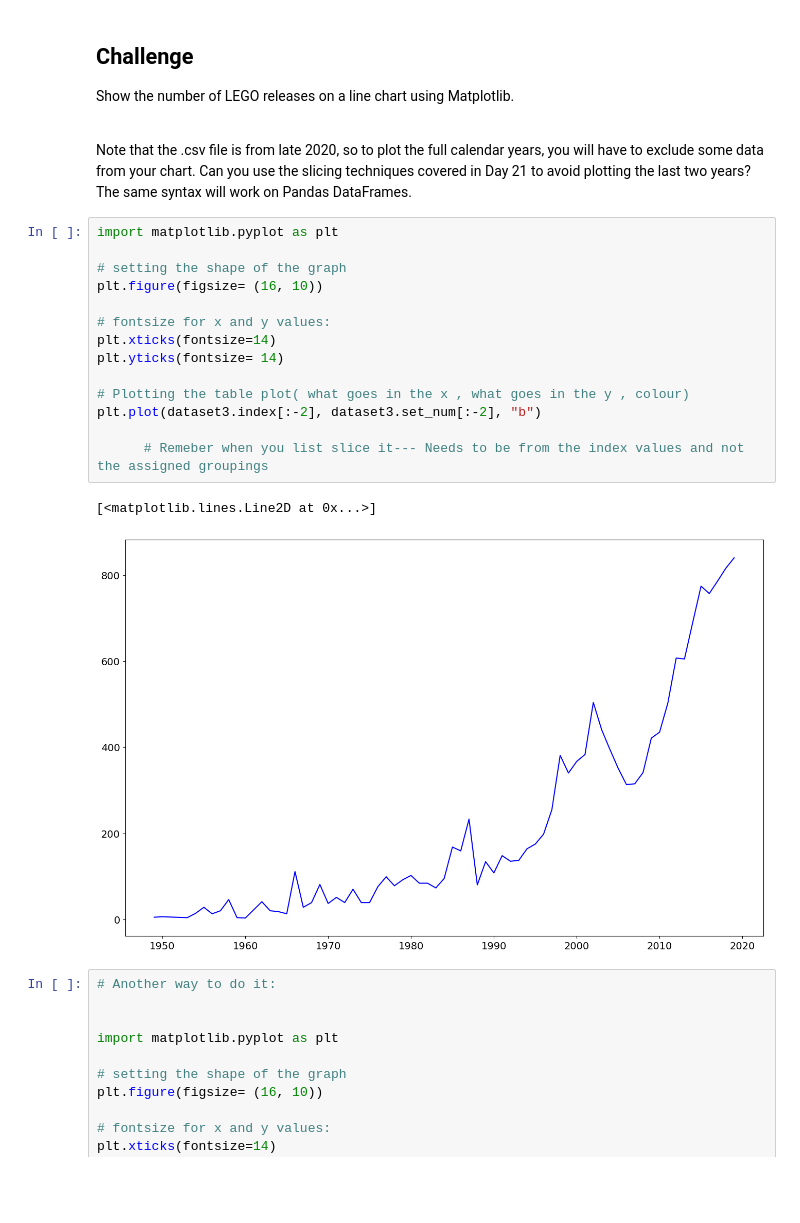
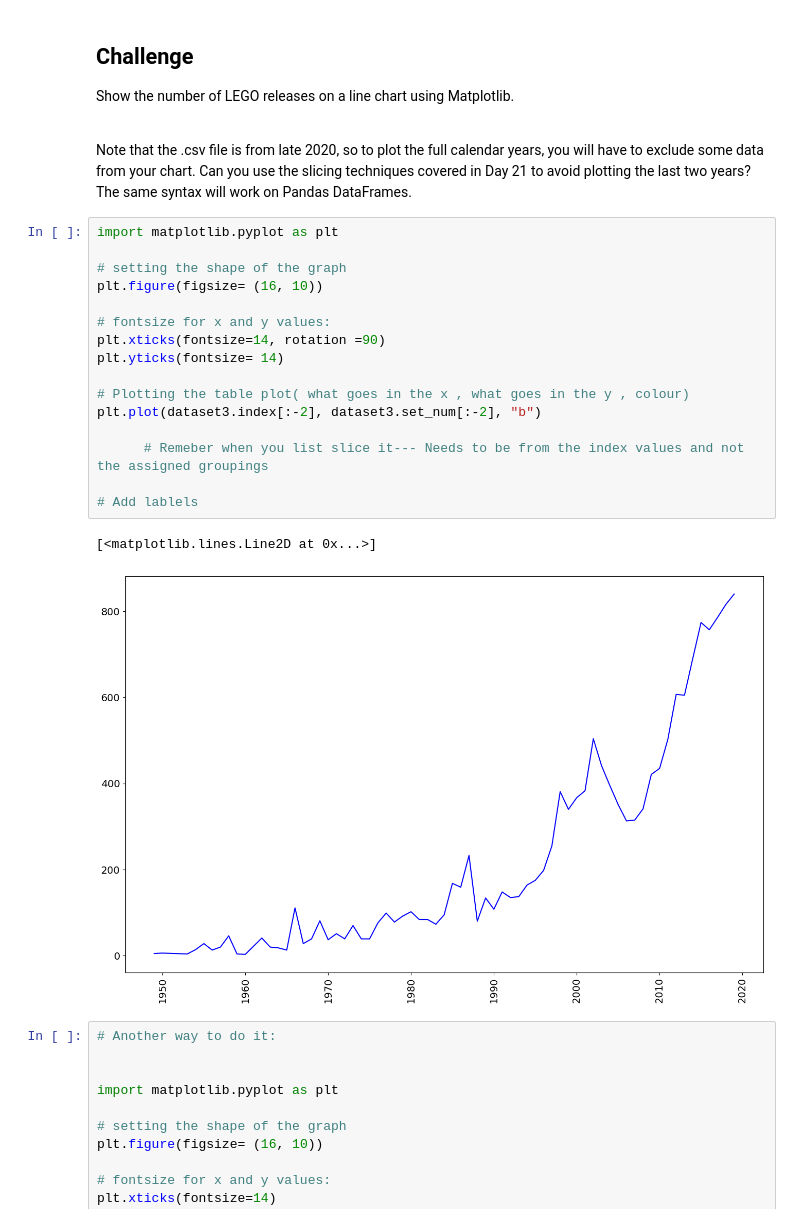
Before and after one commit to shane-221/100_days_of_python, a Jupyter notebook: 74_Day_74_ Aggregate_And_Merge_Data/Lego_Analysis_for_Course_(start).ipynb, the cells around one changed output. Cells and saved outputs as stored; diff of their text form; blank space fills up the shorter version.

```diff
--- a/74_Day_74_ Aggregate_And_Merge_Data/Lego_Analysis_for_Course_(start).ipynb
+++ b/74_Day_74_ Aggregate_And_Merge_Data/Lego_Analysis_for_Course_(start).ipynb
@@ -203,20 +197,22 @@ Note that the .csv file is from late 2020, so to plot the full calendar years, y
 # %%
 import matplotlib.pyplot as plt
 
 # setting the shape of the graph
 plt.figure(figsize= (16, 10))
 
 # fontsize for x and y values:
-plt.xticks(fontsize=14)
+plt.xticks(fontsize=14, rotation =90)
 plt.yticks(fontsize= 14)
 
 # Plotting the table plot( what goes in the x , what goes in the y , colour)
 plt.plot(dataset3.index[:-2], dataset3.set_num[:-2], "b")
 
       # Remeber when you list slice it--- Needs to be from the index values and not the assigned groupings
+
+# Add lablels
 # %% [output]
 [<matplotlib.lines.Line2D at 0x...>]
-[figure, old version]
+[figure, new version]
 # %%
 # Another way to do it:
 
```
Also changed, not shown: parts of 4 cells of this notebook.
